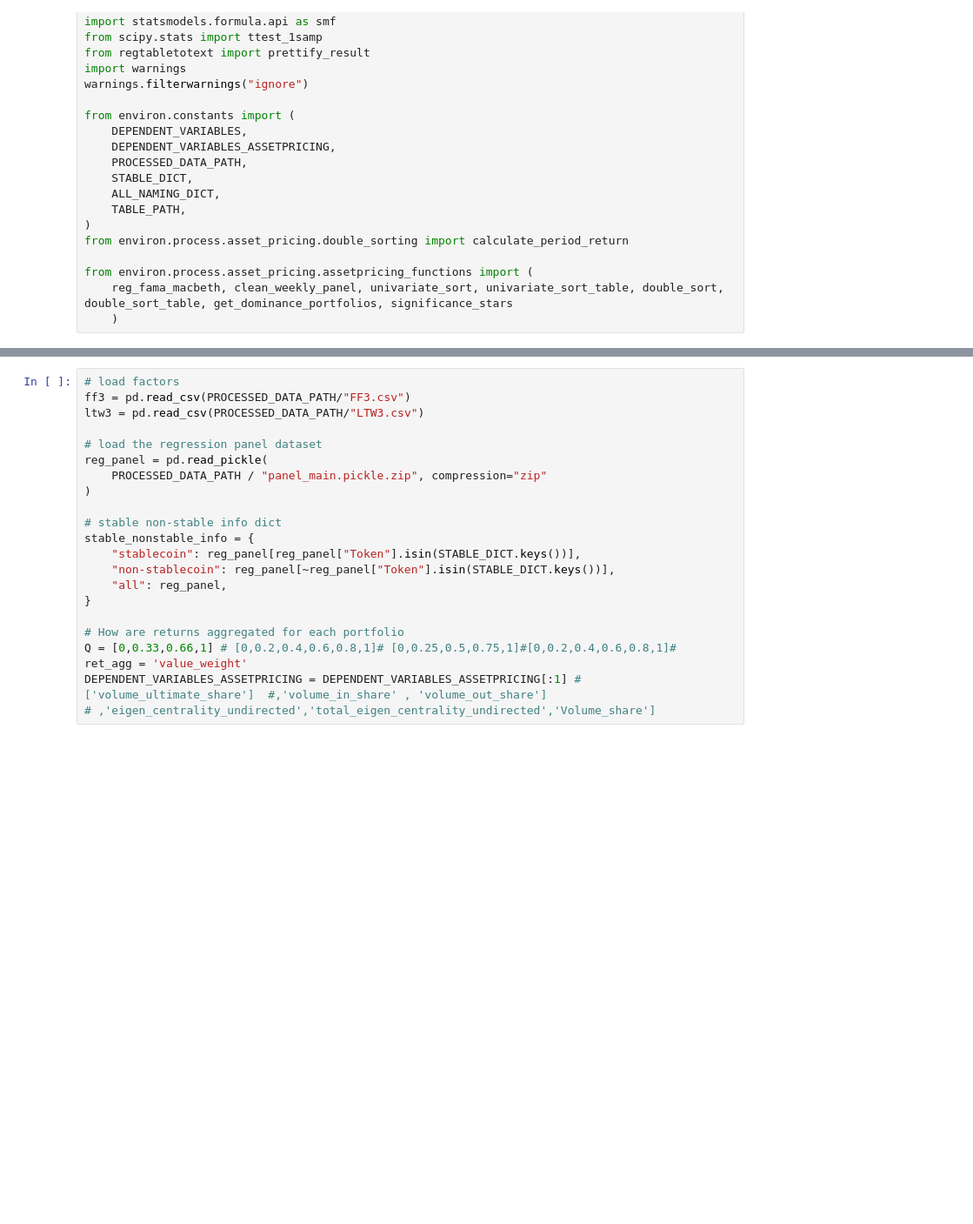
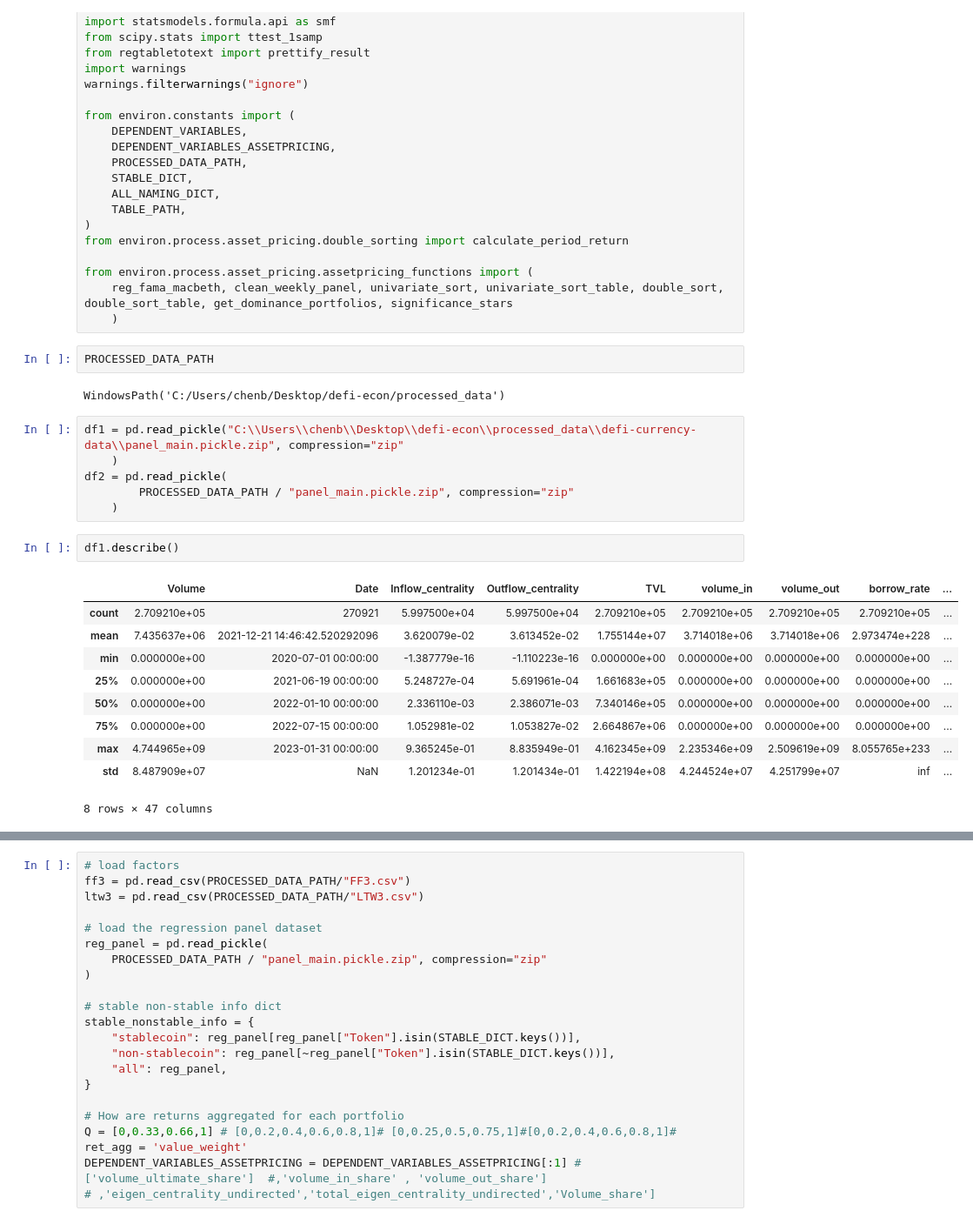
Before and after one commit to xujiahuayz/defi-econ, a Jupyter notebook: playground/assetpricing_sort_portfolios.ipynb, the cells around one changed output, grey strips where cells are left out. Shown at 87% size. Drawn from its saved outputs; the diff is of its cells as text; blank space fills up the shorter version.

```diff
--- a/playground/assetpricing_sort_portfolios.ipynb
+++ b/playground/assetpricing_sort_portfolios.ipynb
@@ -24,3 +24,26 @@ from environ.process.asset_pricing.double_sorting import calculate_period_return
 from environ.process.asset_pricing.assetpricing_functions import (
     reg_fama_macbeth, clean_weekly_panel, univariate_sort, univariate_sort_table, double_sort, double_sort_table, get_dominance_portfolios, significance_stars
     )
+# %%
+PROCESSED_DATA_PATH
+# %% [output]
+WindowsPath('C:/Users/chenb/Desktop/defi-econ/processed_data')
+# %%
+df1 = pd.read_pickle("C:\\Users\\chenb\\Desktop\\defi-econ\\processed_data\\defi-currency-data\\panel_main.pickle.zip", compression="zip"
+    )
+df2 = pd.read_pickle(
+        PROCESSED_DATA_PATH / "panel_main.pickle.zip", compression="zip"
+    )
+# %%
+df1.describe()
+# %% [output]
+|  | Volume | Date | Inflow_centrality | Outflow_centrality | TVL | volume_in | volume_out | borrow_rate | ... |
+| count | 2.709210e+05 | 270921 | 5.997500e+04 | 5.997500e+04 | 2.709210e+05 | 2.709210e+05 | 2.709210e+05 | 2.709210e+05 | ... |
+| mean | 7.435637e+06 | 2021-12-21 14:46:42.520292096 | 3.620079e-02 | 3.613452e-02 | 1.755144e+07 | 3.714018e+06 | 3.714018e+06 | 2.973474e+228 | ... |
+| min | 0.000000e+00 | 2020-07-01 00:00:00 | -1.387779e-16 | -1.110223e-16 | 0.000000e+00 | 0.000000e+00 | 0.000000e+00 | 0.000000e+00 | ... |
+| 25% | 0.000000e+00 | 2021-06-19 00:00:00 | 5.248727e-04 | 5.691961e-04 | 1.661683e+05 | 0.000000e+00 | 0.000000e+00 | 0.000000e+00 | ... |
+| 50% | 0.000000e+00 | 2022-01-10 00:00:00 | 2.336110e-03 | 2.386071e-03 | 7.340146e+05 | 0.000000e+00 | 0.000000e+00 | 0.000000e+00 | ... |
+| 75% | 0.000000e+00 | 2022-07-15 00:00:00 | 1.052981e-02 | 1.053827e-02 | 2.664867e+06 | 0.000000e+00 | 0.000000e+00 | 0.000000e+00 | ... |
+| max | 4.744965e+09 | 2023-01-31 00:00:00 | 9.365245e-01 | 8.835949e-01 | 4.162345e+09 | 2.235346e+09 | 2.509619e+09 | 8.055765e+233 | ... |
+| std | 8.487909e+07 | NaN | 1.201234e-01 | 1.201434e-01 | 1.422194e+08 | 4.244524e+07 | 4.251799e+07 | inf | ... |
+8 rows × 47 columns
```
Also changed, not shown: parts of 2 cells of this notebook, 20 other files.
